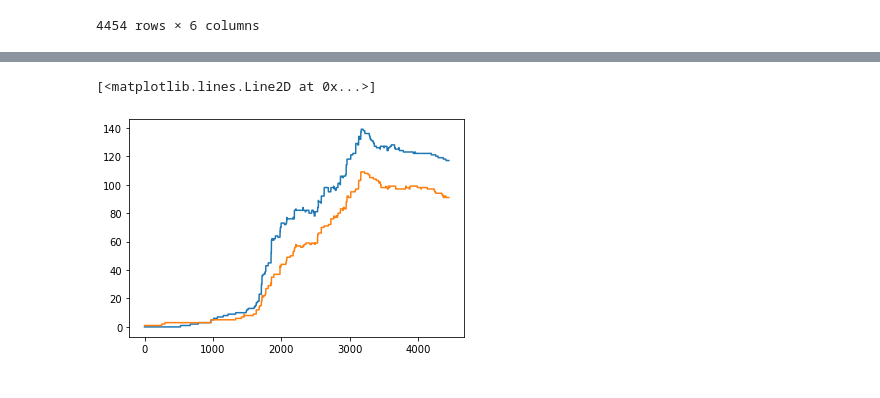
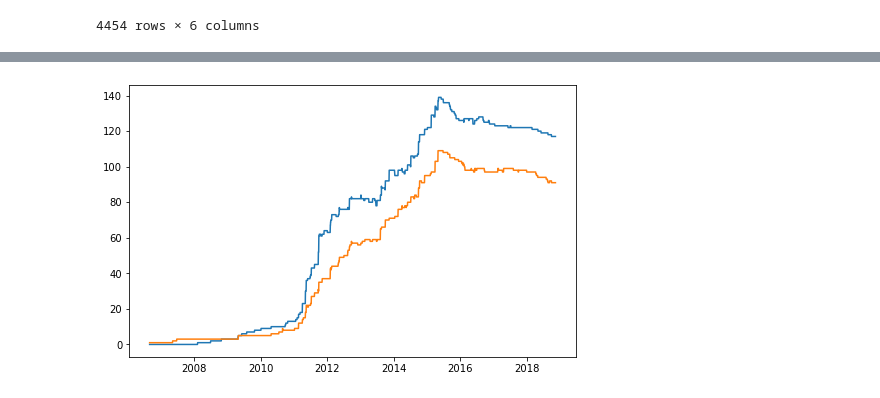
Before and after one commit to Morraja/TheBridge-PT-SD-Sept2021, a Jupyter notebook: Bloque 4 - Desarrollo y Storytelling/Ejercicios/all_together_ej/workforce_analysis.ipynb, the cells around one changed output, grey strips where cells are left out. Saved outputs shown, nothing was run; the diff lists cells and outputs as text; code cells hidden in the pictures.

```diff
--- a/Bloque 4 - Desarrollo y Storytelling/Ejercicios/all_together_ej/workforce_analysis.ipynb
+++ b/Bloque 4 - Desarrollo y Storytelling/Ejercicios/all_together_ej/workforce_analysis.ipynb
@@ -101,6 +110,6 @@ new_df
 # %%
-plt.plot(new_df['F'])
-plt.plot(new_df['M'])
+plt.subplots(figsize=(8,5))
+plt.plot(date_df['F'])
+plt.plot(date_df['M']);
 # %% [output]
-[<matplotlib.lines.Line2D at 0x...>]
-[figure, old version]
+[figure, new version]
```
Also changed, not shown: parts of 10 cells of this notebook, 50 other files.
